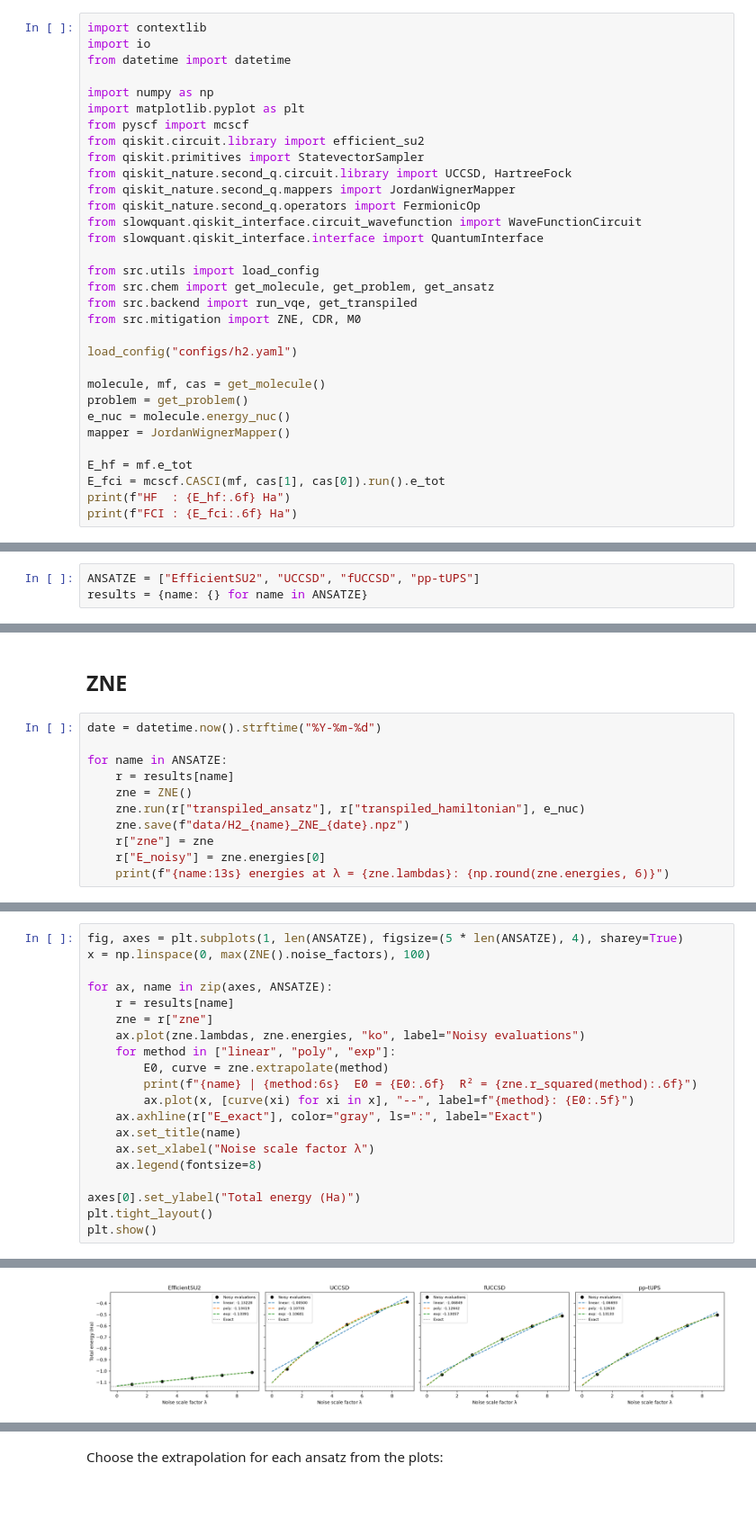
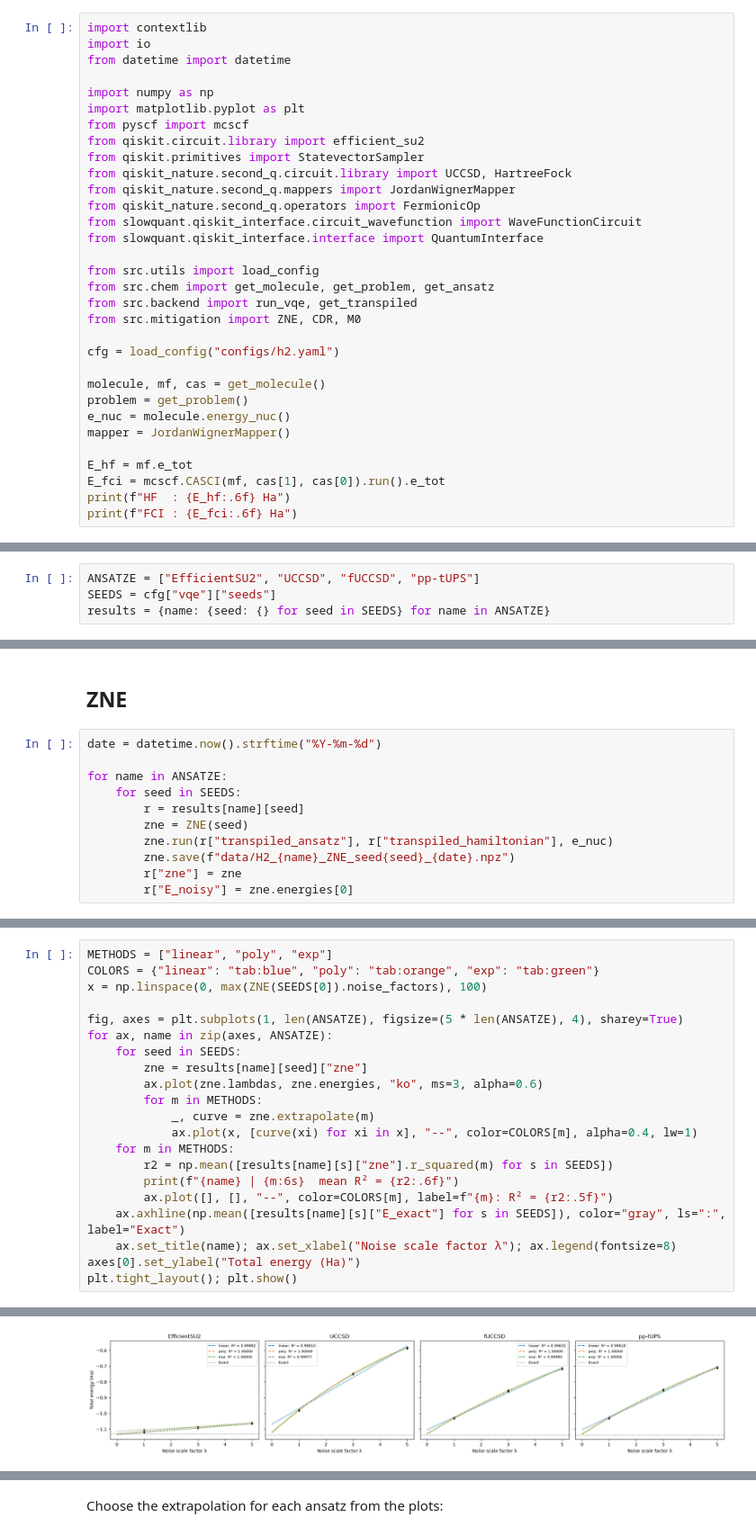
Before and after one commit to toukir26251/qem-chem-benchmark, a Jupyter notebook: notebooks/01_H2_benchmark.ipynb, the cells around one changed output, grey strips where cells are left out. Shown at 90% size. Saved outputs shown, nothing was run; the diff lists cells and outputs as text; blank space fills up the shorter version.

```diff
--- a/notebooks/01_H2_benchmark.ipynb
+++ b/notebooks/01_H2_benchmark.ipynb
@@ -31,7 +31,7 @@ from src.chem import get_molecule, get_problem, get_ansatz
 from src.backend import run_vqe, get_transpiled
 from src.mitigation import ZNE, CDR, M0
 
-load_config("configs/h2.yaml")
+cfg = load_config("configs/h2.yaml")
 
 molecule, mf, cas = get_molecule()
 problem = get_problem()
@@ -58,7 +58,8 @@ Each ansatz comes with its own Hamiltonian:
 UCCSD and fUCCSD start from θ = 0 (the HF state). EfficientSU2 starts from small random values, because θ = 0 is not the HF state for it.
 # %%
 ANSATZE = ["EfficientSU2", "UCCSD", "fUCCSD", "pp-tUPS"]
-results = {name: {} for name in ANSATZE}
+SEEDS = cfg["vqe"]["seeds"]
+results = {name: {seed: {} for seed in SEEDS} for name in ANSATZE}
 # %% [markdown]
 ## VQE (noiseless) and transpiling
 # %%
@@ -99,10 +110,10 @@ pp-tUPS       params =   3   E_VQE = -1.137306 Ha   error vs FCI = 5.69e-11 Ha
 date = datetime.now().strftime("%Y-%m-%d")
 
 for name in ANSATZE:
-    r = results[name]
-    zne = ZNE()
-    zne.run(r["transpiled_ansatz"], r["transpiled_hamiltonian"], e_nuc)
-    zne.save(f"data/H2_{name}_ZNE_{date}.npz")
-    r["zne"] = zne
-    r["E_noisy"] = zne.energies[0]
-    print(f"{name:13s} energies at λ = {zne.lambdas}: {np.round(zne.energies, 6)}")
+    for seed in SEEDS:
+        r = results[name][seed]
+        zne = ZNE(seed)
+        zne.run(r["transpiled_ansatz"], r["transpiled_hamiltonian"], e_nuc)
+        zne.save(f"data/H2_{name}_ZNE_seed{seed}_{date}.npz")
+        r["zne"] = zne
+        r["E_noisy"] = zne.energies[0]
@@ -114,21 +120,22 @@ pp-tUPS       energies at λ = [1. 3. 5. 7. 9.]: [-1.030347 -0.85346  -0.710834
 # %%
+METHODS = ["linear", "poly", "exp"]
+COLORS = {"linear": "tab:blue", "poly": "tab:orange", "exp": "tab:green"}
+x = np.linspace(0, max(ZNE(SEEDS[0]).noise_factors), 100)
+
 fig, axes = plt.subplots(1, len(ANSATZE), figsize=(5 * len(ANSATZE), 4), sharey=True)
-x = np.linspace(0, max(ZNE().noise_factors), 100)
-
 for ax, name in zip(axes, ANSATZE):
-    r = results[name]
-    zne = r["zne"]
-    ax.plot(zne.lambdas, zne.energies, "ko", label="Noisy evaluations")
-    for method in ["linear", "poly", "exp"]:
-        E0, curve = zne.extrapolate(method)
-        print(f"{name} | {method:6s}  E0 = {E0:.6f}  R² = {zne.r_squared(method):.6f}")
-        ax.plot(x, [curve(xi) for xi in x], "--", label=f"{method}: {E0:.5f}")
-    ax.axhline(r["E_exact"], color="gray", ls=":", label="Exact")
-    ax.set_title(name)
-    ax.set_xlabel("Noise scale factor λ")
-    ax.legend(fontsize=8)
-
+    for seed in SEEDS:
+        zne = results[name][seed]["zne"]
+        ax.plot(zne.lambdas, zne.energies, "ko", ms=3, alpha=0.6)
+        for m in METHODS:
+            _, curve = zne.extrapolate(m)
+            ax.plot(x, [curve(xi) for xi in x], "--", color=COLORS[m], alpha=0.4, lw=1)
+    for m in METHODS:
+        r2 = np.mean([results[name][s]["zne"].r_squared(m) for s in SEEDS])
+        print(f"{name} | {m:6s}  mean R² = {r2:.6f}")
+        ax.plot([], [], "--", color=COLORS[m], label=f"{m}: R² = {r2:.5f}")
+    ax.axhline(np.mean([results[name][s]["E_exact"] for s in SEEDS]), color="gray", ls=":", label="Exact")
+    ax.set_title(name); ax.set_xlabel("Noise scale factor λ"); ax.legend(fontsize=8)
 axes[0].set_ylabel("Total energy (Ha)")
-plt.tight_layout()
-plt.show()
+plt.tight_layout(); plt.show()
 # %% [output]
@@ -147 +154 @@ pp-tUPS | exp     E0 = -1.131326  R² = 0.999981
-[figure, old version]
+[figure, new version]
```
Also changed, not shown: parts of 11 cells of this notebook, 26 other files.
